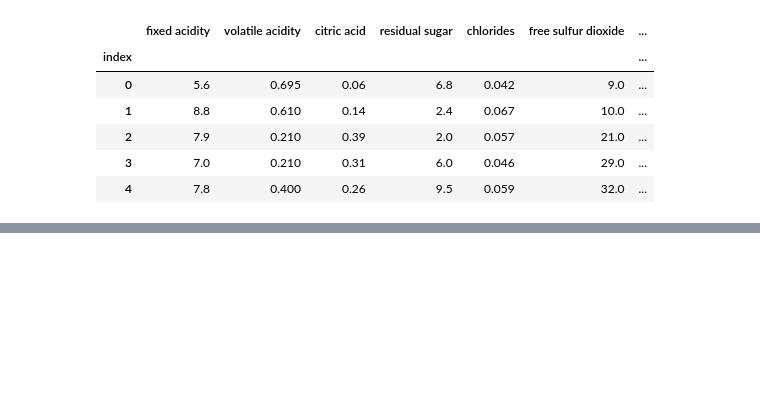
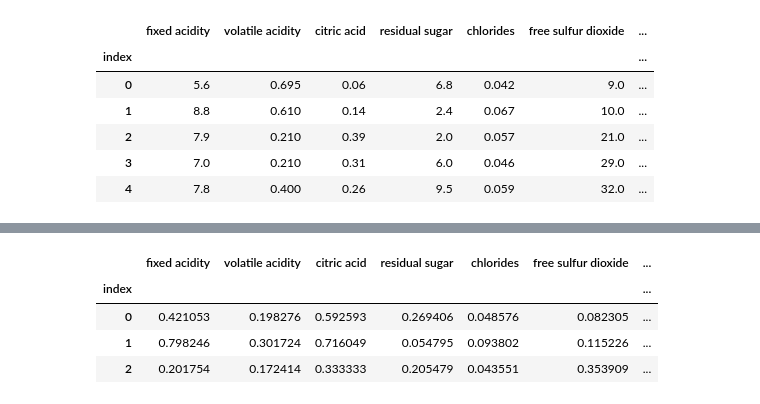
Before and after one commit to Park-Young-Bin/Python_Projects, a Jupyter notebook: 데이콘/[데이콘] 와인 품질 분류 (copy).ipynb, the cells around one changed output, grey strips where cells are left out. Saved outputs shown, nothing was run; the diff lists cells and outputs as text; code cells hidden in the pictures; blank space fills up the shorter version.

```diff
--- a/데이콘/[데이콘] 와인 품질 분류 (copy).ipynb
+++ b/데이콘/[데이콘] 와인 품질 분류 (copy).ipynb
@@ -285,0 +312,16 @@ train[s_col].head()
+# %%
+# Nomalization (Min-Max) scaler
+
+test_mscale = m_scaler.fit_transform(test[s_col])
+df_test = pd.DataFrame(test_mscale, columns=s_col)
+# %%
+df_test = pd.concat([df_test, test[s_col].reset_index()['index']], axis = 1)
+df_test.set_index('index', inplace=True)
+
+df_test.head(3)
+# %% [output]
+|  | fixed acidity | volatile acidity | citric acid | residual sugar | chlorides | free sulfur dioxide | ... |
+| index |  |  |  |  |  |  | ... |
+| 0 | 0.421053 | 0.198276 | 0.592593 | 0.269406 | 0.048576 | 0.082305 | ... |
+| 1 | 0.798246 | 0.301724 | 0.716049 | 0.054795 | 0.093802 | 0.115226 | ... |
+| 2 | 0.201754 | 0.172414 | 0.333333 | 0.205479 | 0.043551 | 0.353909 | ... |
```
Also changed, not shown: parts of 47 cells of this notebook.
